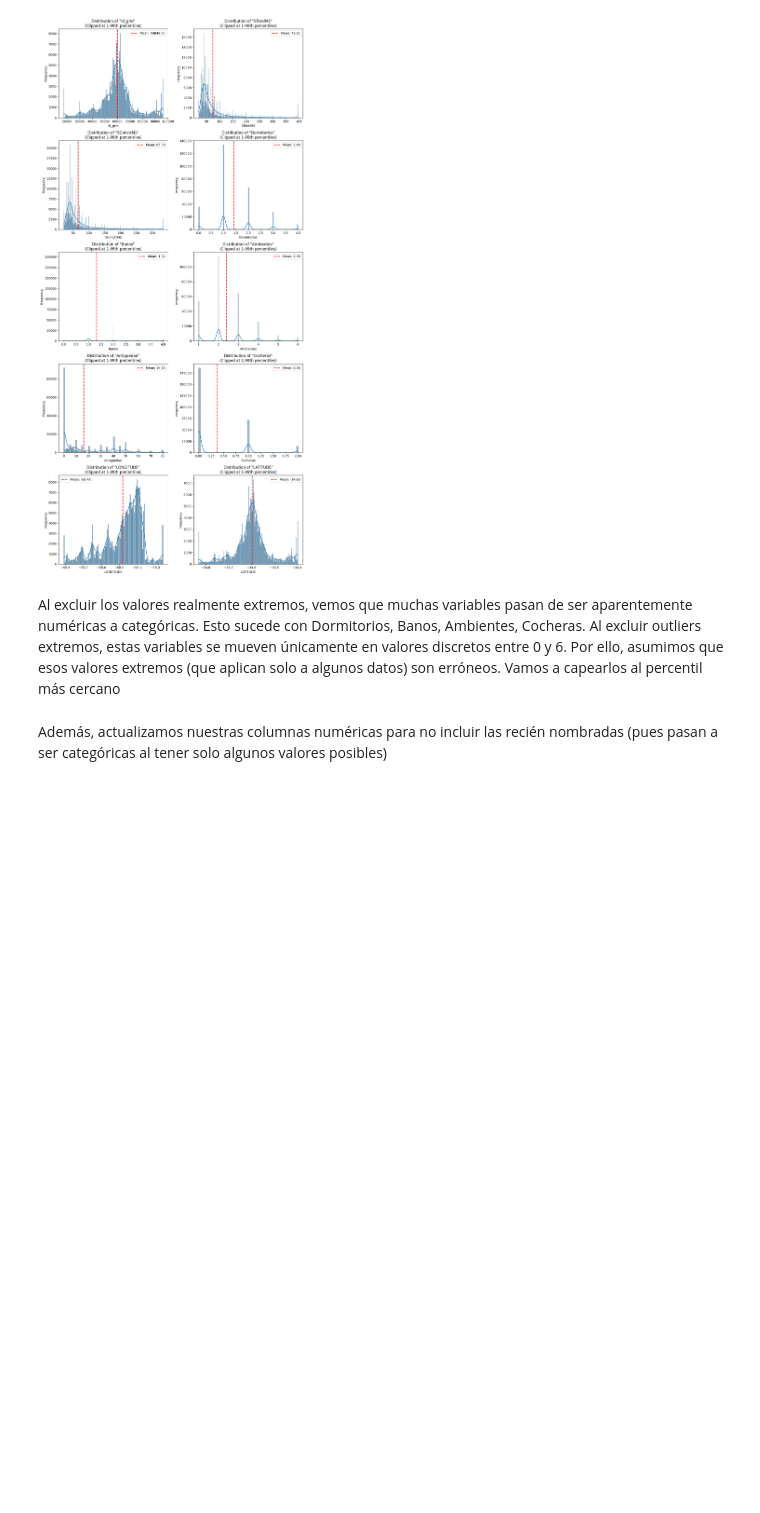
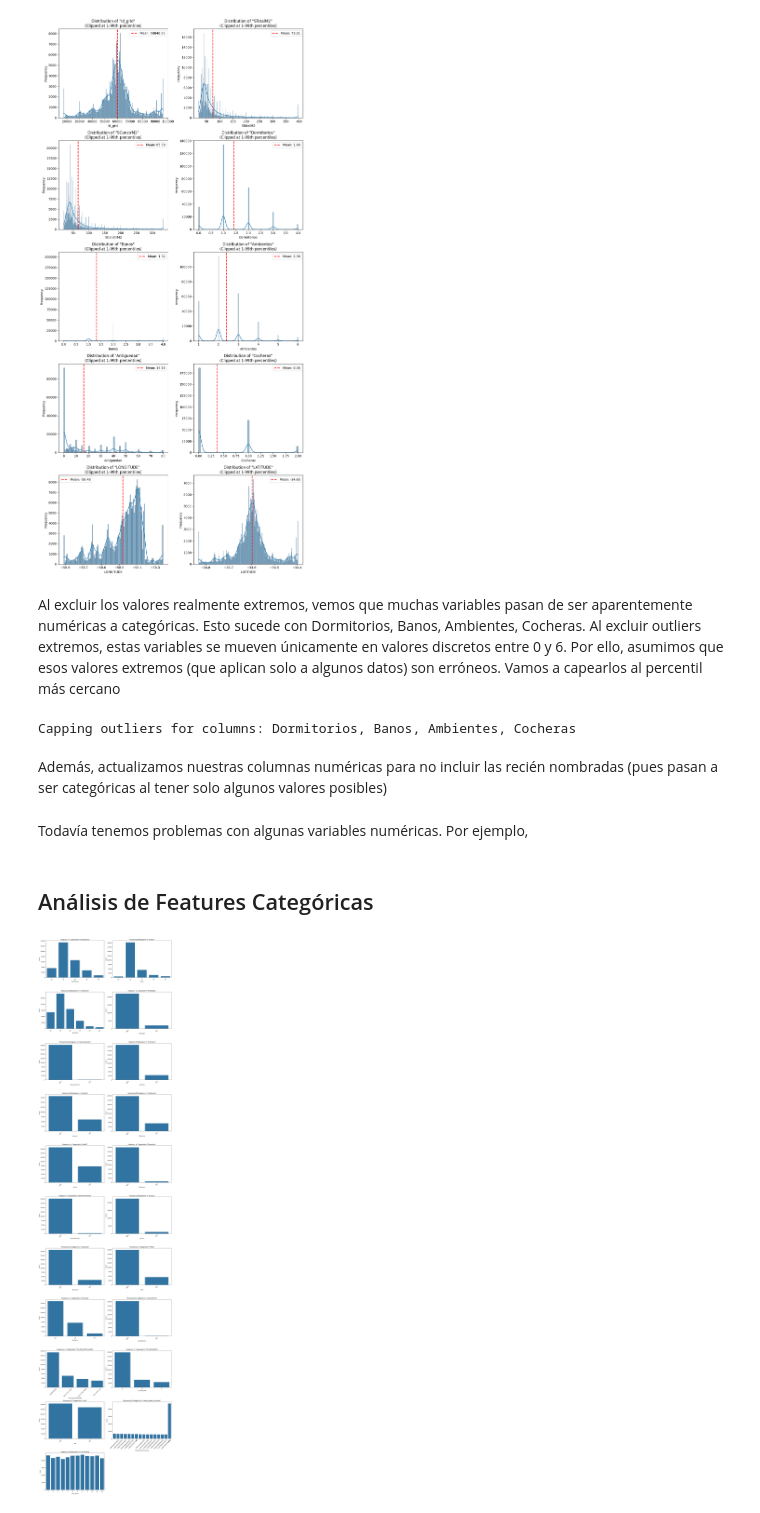
Before and after one commit to gonzabaleta/alquileres, a Jupyter notebook: notebooks/02-EDA-G.ipynb, the cells around one changed output. Saved outputs shown, nothing was run; the diff lists cells and outputs as text; code cells hidden in the pictures; blank space fills up the shorter version.

```diff
--- a/notebooks/02-EDA-G.ipynb
+++ b/notebooks/02-EDA-G.ipynb
@@ -76,9 +79,19 @@ plot_histograms(df, NUMERICAL_FEATURES, clip_percentiles=(0.01, 0.99), n_cols=2)
 Al excluir los valores realmente extremos, vemos que muchas variables pasan de ser aparentemente numéricas a categóricas. Esto sucede con Dormitorios, Banos, Ambientes, Cocheras. Al excluir outliers extremos, estas variables se mueven únicamente en valores discretos entre 0 y 6. Por ello, asumimos que esos valores extremos (que aplican solo a algunos datos) son erróneos. Vamos a capearlos al percentil más cercano
 # %%
 OUTLIER_COLS = ["Dormitorios", "Banos", "Ambientes", "Cocheras"]
-df_capped = cap_outliers(df_log_precio, OUTLIER_COLS, percentiles=(0.01, 0.99))
+df_capped, _ = cap_outliers(df_log_precio, OUTLIER_COLS, percentiles=(0.01, 0.99))
+# %% [output]
+Capping outliers for columns: Dormitorios, Banos, Ambientes, Cocheras
 # %% [markdown]
 Además, actualizamos nuestras columnas numéricas para no incluir las recién nombradas (pues pasan a ser categóricas al tener solo algunos valores posibles)
 # %%
 NUMERICAL_FEATURES = ["id_grid", "STotalM2", "SConstrM2", "Antiguedad", "LONGITUDE", "LATITUDE"]
 CATEGORICAL_FEATURES = ["Dormitorios", "Banos", "Ambientes", "Amoblado", "BusinessCenter", "Gimnasio", "Laundry", "Calefaccion", "AireAC", "Recepcion", "Estacionamiento", "Jacuzzi", "Seguridad", "Pileta", "Cocheras", "CanchaTennis", "ITE_ADD_STATE_NAME", "ITE_TIPO_PROD", "year", "meses_desde_comienzo", "mes_listing"]
+# %% [markdown]
+Todavía tenemos problemas con algunas variables numéricas. Por ejemplo,
+# %% [markdown]
+## Análisis de Features Categóricas
+# %%
+plot_bar_charts(df_capped, CATEGORICAL_FEATURES)
+# %% [output]
+[figure, added]
```
Also changed, not shown: parts of 6 cells of this notebook, 1 other file.
